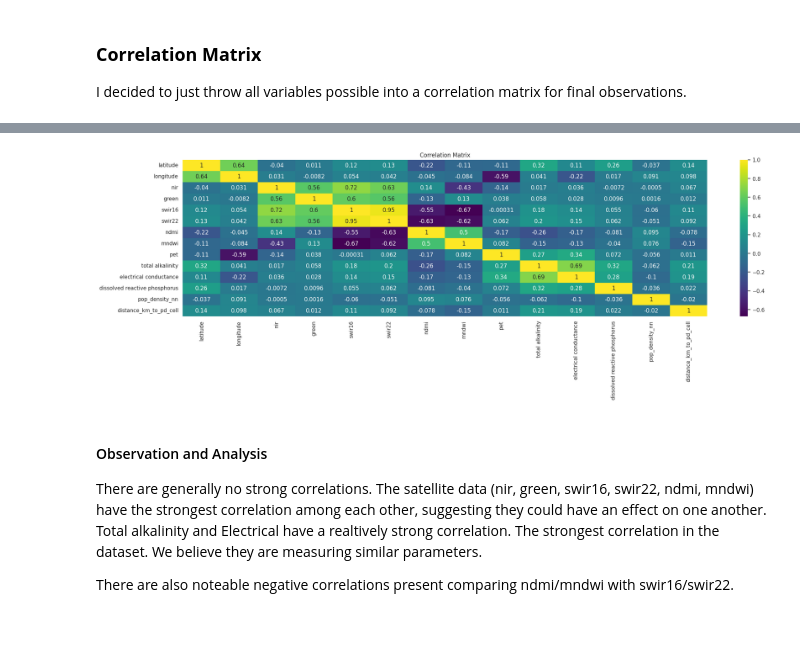
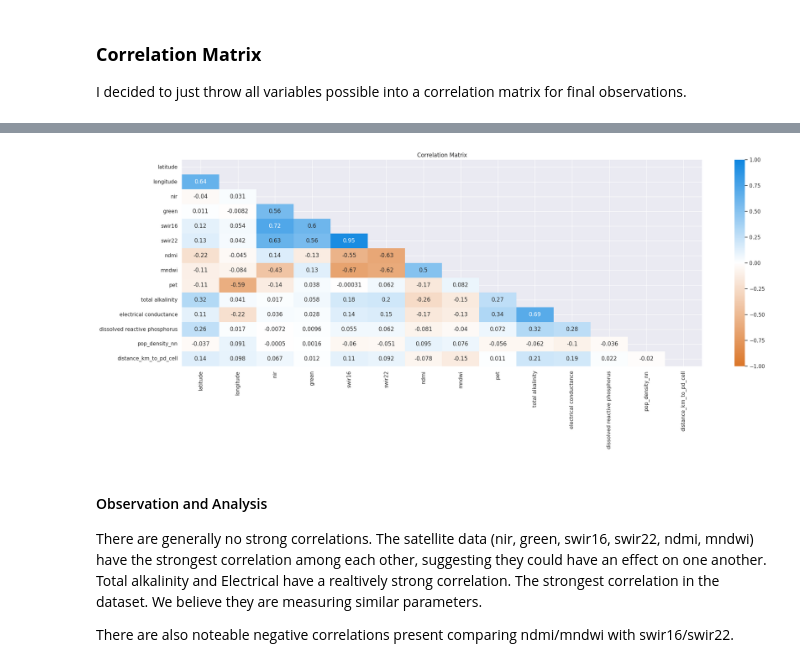
Before and after one commit to kylerod22/siads593-water-sustainability, a Jupyter notebook: 08-rjbest-sungmiki-kylerod-2026winter/src/EDA_RJ.ipynb, the cells around one changed output, grey strips where cells are left out. Cells and saved outputs as stored; diff of their text form; code cells hidden in the pictures; blank space fills up the shorter version.

```diff
--- a/08-rjbest-sungmiki-kylerod-2026winter/src/EDA_RJ.ipynb
+++ b/08-rjbest-sungmiki-kylerod-2026winter/src/EDA_RJ.ipynb
@@ -341,14 +353,26 @@ corr
 # %%
-# Observe Patterns of Correlation is easier when plotted
-fig, ax = plt.subplots(figsize=(25, 6));
-sns.heatmap(corr, cmap='viridis', annot=True)
+# Observing patterns of correlation is easier when plotted
+
+# Select only numnerical columns
+corr = df.select_dtypes(include=float).corr()
+
+# Set colors
+cmap = LinearSegmentedColormap.from_list("mycmap", ['#DB7629', '#FFFFFF', '#0E86E0'])
+
+# Create a mask using numpy's triu function
+# https://www.datacamp.com/tutorial/seaborn-heatmaps
+mask = np.triu(np.ones_like(corr, dtype=bool))
+
+fig, ax = plt.subplots(figsize=(25, 8))
+sns.heatmap(corr, cmap=cmap, vmin=-1, vmax=1, center=0, annot=True, mask=mask)
+
 plt.title('Correlation Matrix');
 
 # -1 to 1
 # diverging color scale
 # above and below
 # %% [output]
-[figure, old version]
+[figure, new version]
 # %% [markdown]
 #### Observation and Analysis
 
```
Also changed, not shown: parts of 17 cells of this notebook.
